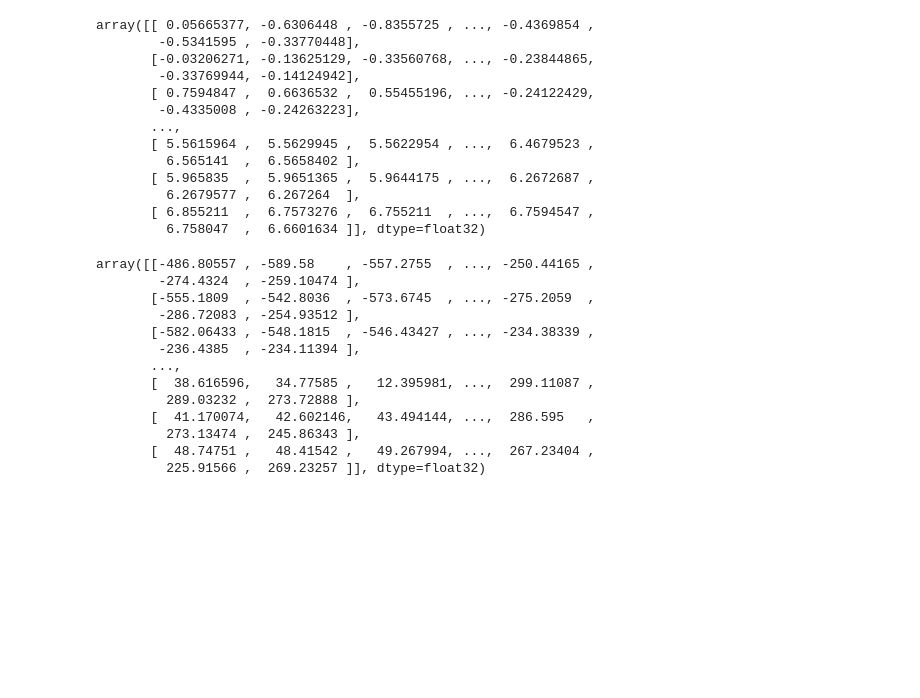
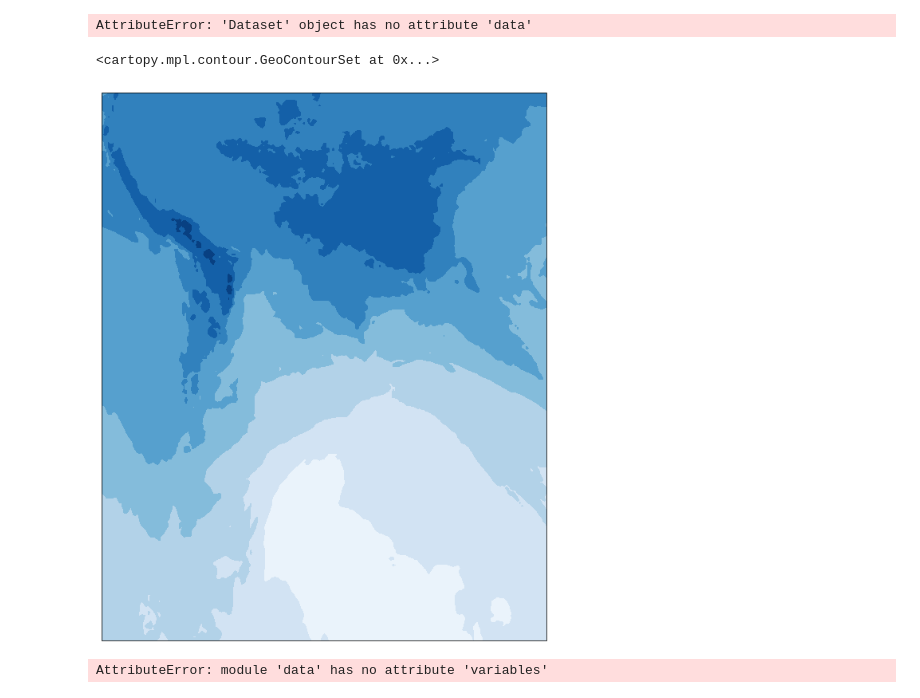
Before and after one commit to marciohssilveira/met_charts, a Jupyter notebook: plots.ipynb, the cells around one changed output. Cells and saved outputs as stored; diff of their text form; code cells hidden in the pictures; blank space fills up the shorter version.

```diff
--- a/plots.ipynb
+++ b/plots.ipynb
@@ -29,7 +29,7 @@ variables = ['Relative_humidity_isobaric',
              'Geopotential_height_isobaric',
              'Precipitable_water_entire_atmosphere_single_layer']
 
-gfs_data = get_data.GetGFSData(variables)
-data = gfs_data.get_data()
+gfs = GetGFSData(variables)
+data = gfs.get()
 # %% [output]
 Downloading data...
@@ -76,32 +44,42 @@ array([[12.326423 ,  9.8902645,  9.691056 , ..., 23.593132 , 23.55622  ,
-# %%
-li_index
-# %% [output]
-array([[ 0.05665377, -0.6306448 , -0.8355725 , ..., -0.4369854 ,
-        -0.5341595 , -0.33770448],
-       [-0.03206271, -0.13625129, -0.33560768, ..., -0.23844865,
-        -0.33769944, -0.14124942],
-       [ 0.7594847 ,  0.6636532 ,  0.55455196, ..., -0.24122429,
-        -0.4335008 , -0.24263223],
-       ...,
-       [ 5.5615964 ,  5.5629945 ,  5.5622954 , ...,  6.4679523 ,
-         6.565141  ,  6.5658402 ],
-       [ 5.965835  ,  5.9651365 ,  5.9644175 , ...,  6.2672687 ,
-         6.2679577 ,  6.267264  ],
-       [ 6.855211  ,  6.7573276 ,  6.755211  , ...,  6.7594547 ,
-         6.758047  ,  6.6601634 ]], dtype=float32)
-# %%
-sweat_index
-# %% [output]
-array([[-486.80557 , -589.58    , -557.2755  , ..., -250.44165 ,
-        -274.4324  , -259.10474 ],
-       [-555.1809  , -542.8036  , -573.6745  , ..., -275.2059  ,
-        -286.72083 , -254.93512 ],
-       [-582.06433 , -548.1815  , -546.43427 , ..., -234.38339 ,
-        -236.4385  , -234.11394 ],
-       ...,
-       [  38.616596,   34.77585 ,   12.395981, ...,  299.11087 ,
-         289.03232 ,  273.72888 ],
-       [  41.170074,   42.602146,   43.494144, ...,  286.595   ,
-         273.13474 ,  245.86343 ],
-       [  48.74751 ,   48.41542 ,   49.267994, ...,  267.23404 ,
-         225.91566 ,  269.23257 ]], dtype=float32)
+# %%
+charts = CalculateCharts(data)
+humidity = charts.clouds_humidity()
+# %% [output]
+AttributeError: 'Dataset' object has no attribute 'data'
+# %%
+from variables import ExtractVariables
+from charts import CalculateCharts
+variables = ExtractVariables(data)
+charts = CalculateCharts(data)
+lon_2d, lat_2d = variables.coordinates()
+# %%
+tair_850 = variables.temperature(850)
+# %%
+plotcrs = ccrs.cartopy.crs.Mercator(central_longitude=0.0,
+                                    min_latitude=-80.0,
+                                    max_latitude=84.0,
+                                    globe=None,
+                                    latitude_true_scale=None,
+                                    false_easting=0.0,
+                                    false_northing=0.0,
+                                    scale_factor=None)
+
+# Create new figure
+fig = plt.figure(figsize=(10, 12))
+gs = gridspec.GridSpec(2, 1, height_ratios=[1, .02], bottom=.07, top=.99,
+                        hspace=0.01, wspace=0.01)
+
+# Add the map and set the extent
+ax = plt.subplot(gs[0], projection=plotcrs)
+# plt.title(f'850mb Temperature Advection for {time:%d %B %Y %H:%MZ}', fontsize=16)
+ax.set_extent([-30., -80., 0., -50.])
+
+ax.contourf(lon_2d, lat_2d, tair_850, cmap='Blues', transform=ccrs.PlateCarree())
+# %% [output]
+<cartopy.mpl.contour.GeoContourSet at 0x...>
+[figure, added]
+# %%
+create_charts = charts.CalculateCharts(data)
+rain = create_charts.clouds_humidity()
+# %% [output]
+AttributeError: module 'data' has no attribute 'variables'
```
Also changed, not shown: parts of 5 cells of this notebook, 5 other files.
